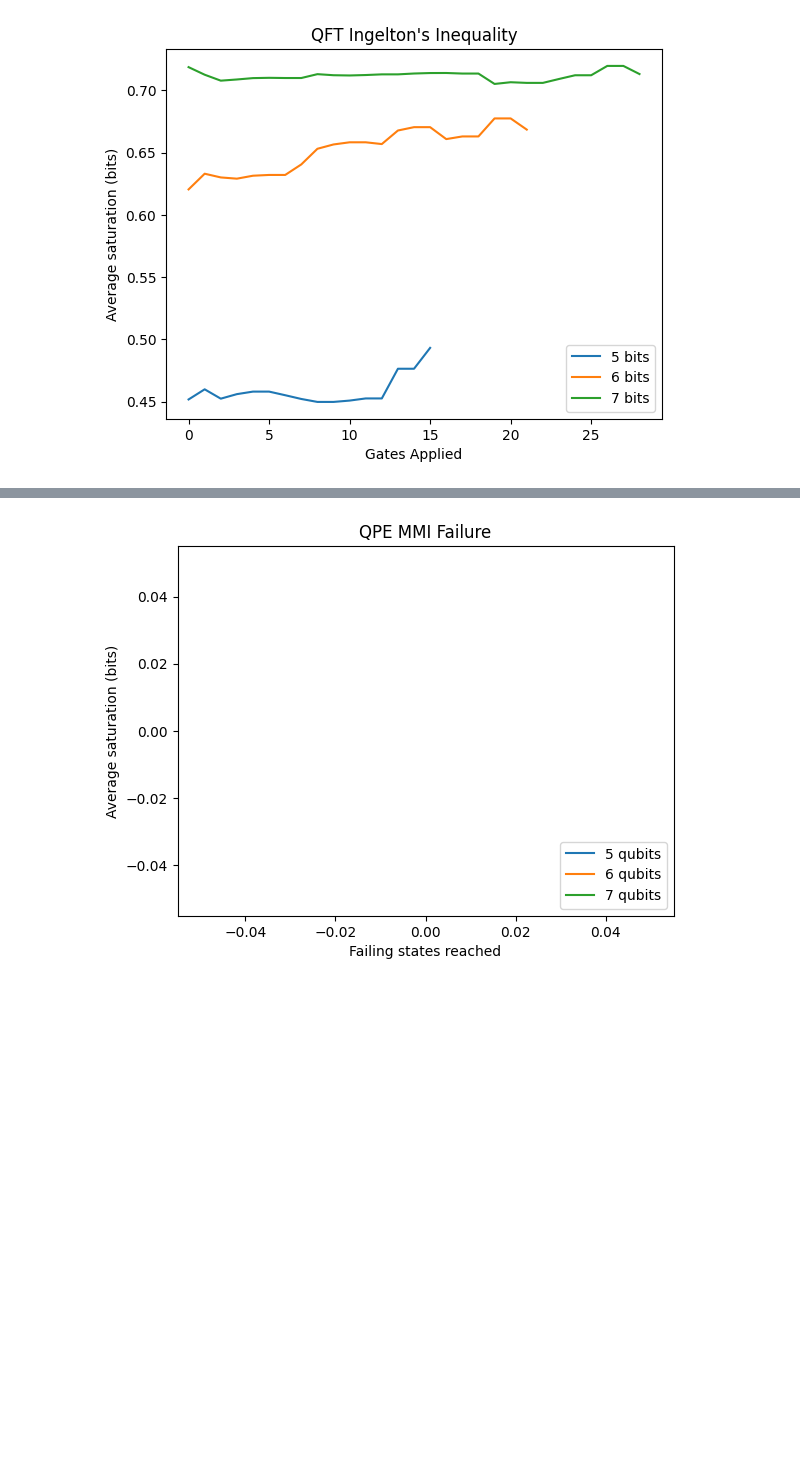
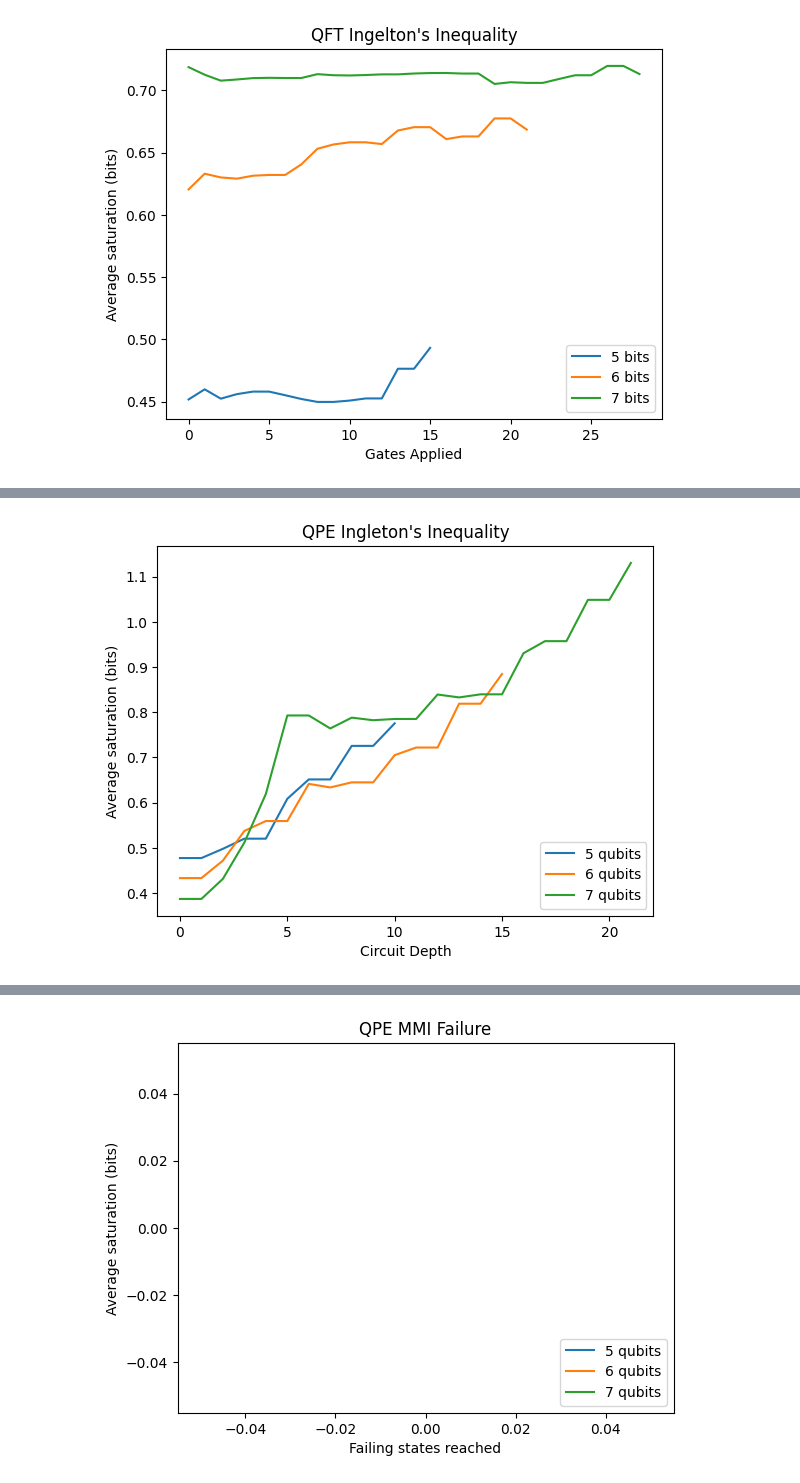
Before and after one commit to DylanJVA/QI_Research, a Jupyter notebook: QIP_Usage2.ipynb, the cells around one changed output, grey strips where cells are left out. Drawn from its saved outputs; the diff is of its cells as text; code cells hidden in the pictures; blank space fills up the shorter version.

```diff
--- a/QIP_Usage2.ipynb
+++ b/QIP_Usage2.ipynb
@@ -398,0 +388,13 @@ print(circs[0].mmi["avg_saturation"])
+# %%
+c = 5
+for circ in circs:
+    plt.plot(circ.ing["avg_saturation"],label=str(c)+" qubits")
+    c = c+1
+
+plt.title("QPE Ingleton's Inequality")
+plt.ylabel("Average saturation (bits)")
+plt.xlabel("Circuit Depth")
+plt.legend(loc="lower right")
+plt.savefig("qpe-ing-2.jpg", dpi=300)
+# %% [output]
+[figure, added]
```
Also changed, not shown: parts of 11 cells of this notebook.
